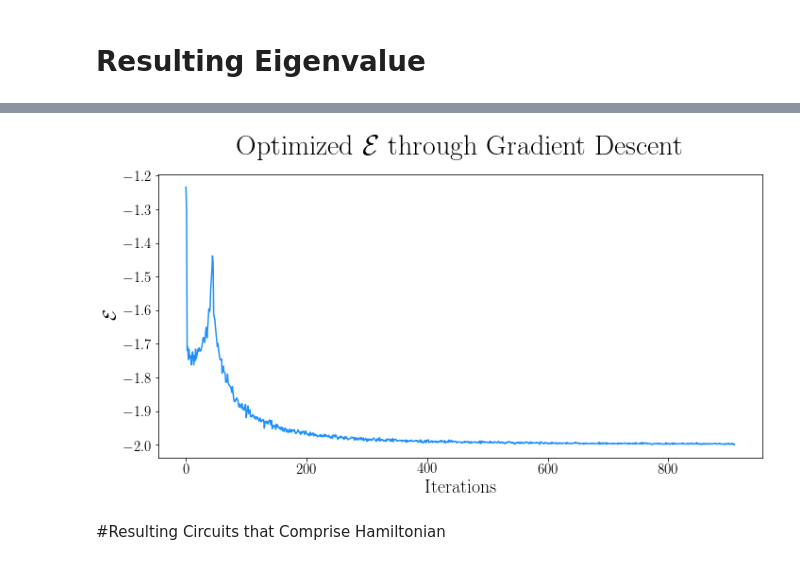
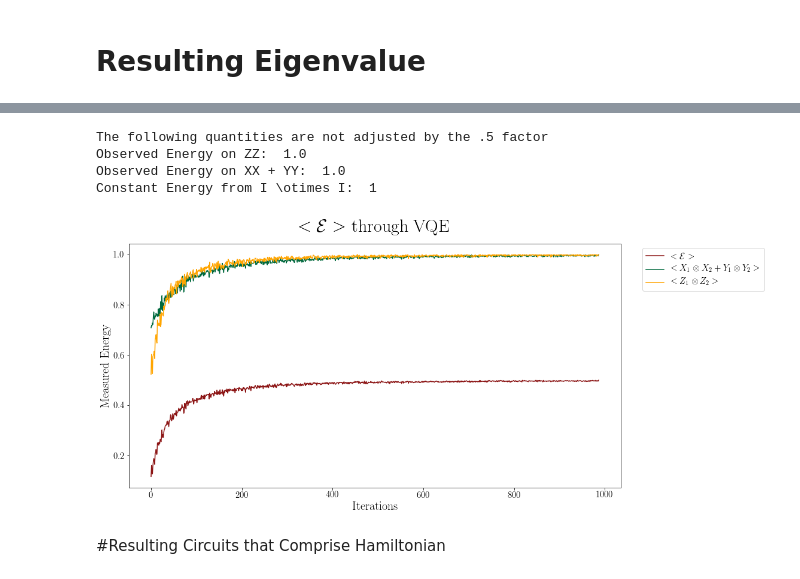
Before and after one commit to enriqueasegura/Quantum-X, a Jupyter notebook: QC_Task_VQE.ipynb, the cells around one changed output, grey strips where cells are left out. Drawn from its saved outputs; the diff is of its cells as text; code cells hidden in the pictures.

```diff
--- a/QC_Task_VQE.ipynb
+++ b/QC_Task_VQE.ipynb
@@ -193,17 +374,18 @@ def ZZ_circuit(th1, num_q):
 # %%
-def VQE_Circuit(th1, th2, th3, th4, th5,num_q):
+def VQE_Circuit(th1, th2, num_q):
   #the circuits for each hamiltonian
   #not to be confused with the quantum gates!!!!!
-  cXX = cirq.Circuit()
-  cYY = cirq.Circuit()
+  #cXX = cirq.Circuit()
+  #cYY = cirq.Circuit()
+  cXX_YY = cirq.Circuit()
   cZZ = cirq.Circuit()
 
   #develop the circuits to represent the hamiltonian
-  cXX.append(XX_circuit(th1,th2, num_q))
-  cYY.append(XX_circuit(th3,th4, num_q))
-  cZZ.append(ZZ_circuit(th5, num_q))
+  cXX_YY.append(XX_YY_circuit(th1, num_q))
+  #cYY.append(YY_circuit(th2, num_q))
+  cZZ.append(ZZ_circuit(th2, num_q))
 
-  return(cXX, cYY, cZZ)
+  return(cXX_YY, cZZ)
 # %% [markdown]
 #Gradient Descent on Optimization Code
 
@@ -378,17 +517,12 @@ Below you will find the values used using the blogs linked on the Google doc.
 For the future: important to work out the optimal repetition.
 # %%
 # Arbitrary value of theta
-th1 = np.pi
-th2 = -np.pi/2
-
-th3 = np.pi
-th4 = np.pi/2
-
-th5 = 1 #I adjusted this value to avoid plateaus from the tutorial.
+th1 = np.random.uniform(0, 2*np.pi)
+th2 = np.random.uniform(0, 2*np.pi)
 
 num_q = 2
 
 num_reps = 1000
 # %%
-test_optimization = VQE_Optimization(th1, th2, th3, th4, th5, num_q, num_reps)
+test_optimization = VQE_Optimization(th1, th2, num_q, num_reps)
 # %% [output]
@@ -423,17 +576,31 @@ rcParams['axes.titlepad'] = 20
+# %%
+print('The following quantities are not adjusted by the .5 factor')
+print('Observed Energy on ZZ: ', test_optimization[6][-1])
+print('Observed Energy on XX + YY: ', test_optimization[5][-1])
+print('Constant Energy from I \otimes I: ', 1)
+# %% [output]
+The following quantities are not adjusted by the .5 factor
+Observed Energy on ZZ:  1.0
+Observed Energy on XX + YY:  1.0
+Constant Energy from I \otimes I:  1
 # %%
-plt.figure(figsize=(10,7))
+plt.figure(figsize=(16,8))
 
-plt.plot(test_optimization[5][2:], linestyle='-', color='dodgerblue')
+plt.plot(test_optimization[2], linestyle='-', color='#8c1515', label='$< \mathcal{E} >$')
+plt.plot(test_optimization[5], color='#00693e', linestyle='-', label=r'$< X_1 \otimes X_2 + Y_1 \otimes Y_2 >$')
+plt.plot(test_optimization[6], color='orange', linestyle='-', label=r'$< Z_1 \otimes Z_2 >$')
+
+plt.legend(fontsize=15, bbox_to_anchor=(1.3,1))
 plt.tick_params(axis='both', labelsize=15)
 plt.xlabel('Iterations', fontsize=20)
-plt.ylabel(r'$\mathcal{E}$', fontsize=20)
-plt.title(r'Optimized $\mathcal{E}$ through Gradient Descent', fontsize=30)
+plt.ylabel('Measured Energy', fontsize=20)
+plt.title(r'$<\mathcal{E}>$ through VQE', fontsize=30)
 
 plt.tight_layout()
 
-plt.subplots_adjust(top=0.7)
+plt.subplots_adjust(top=0.8)
 # %% [output]
-[figure, old version]
+[figure, new version]
 # %% [markdown]
 #Resulting Circuits that Comprise Hamiltonian
 # %%
```
Also changed, not shown: parts of 24 cells of this notebook.
